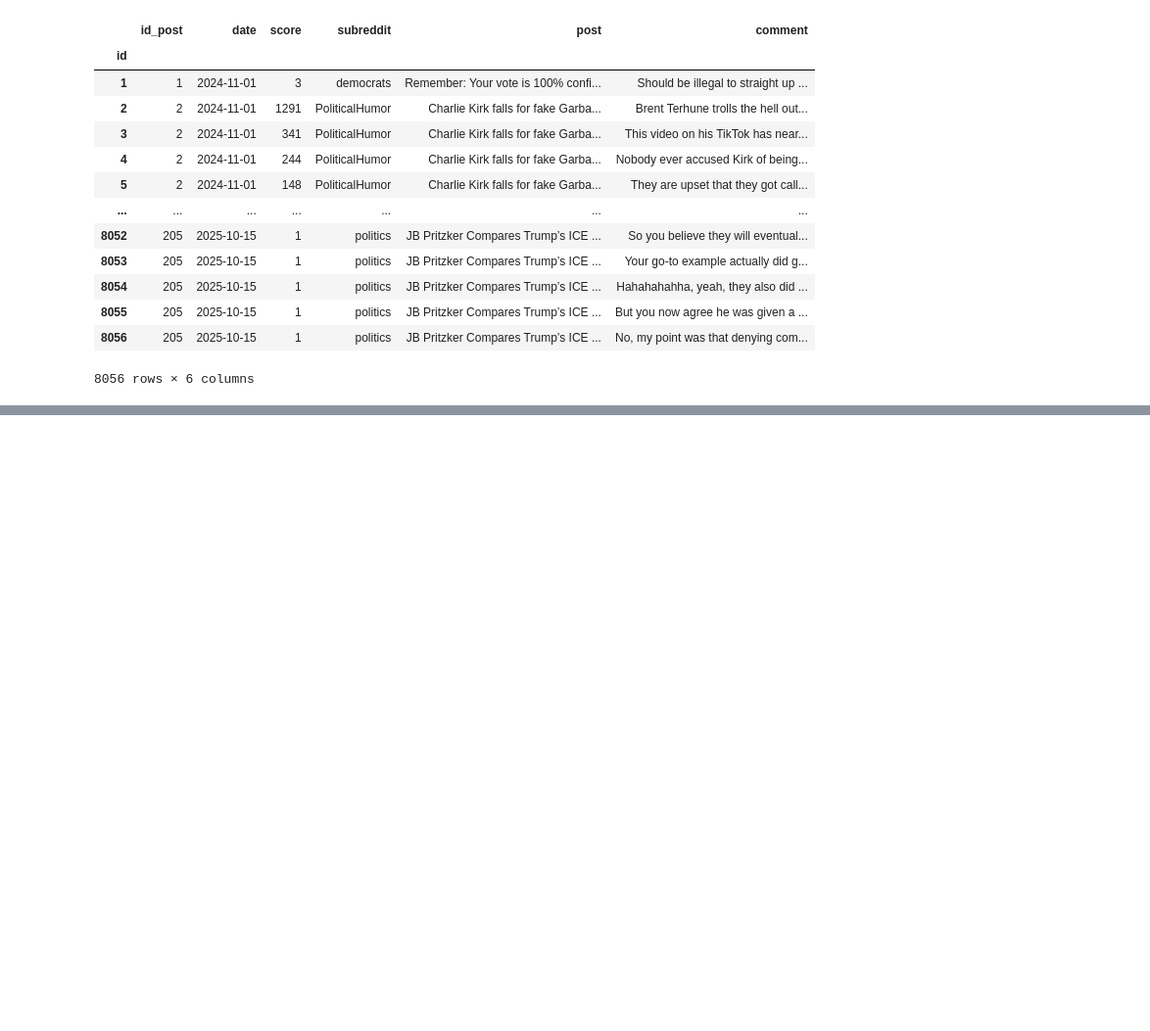
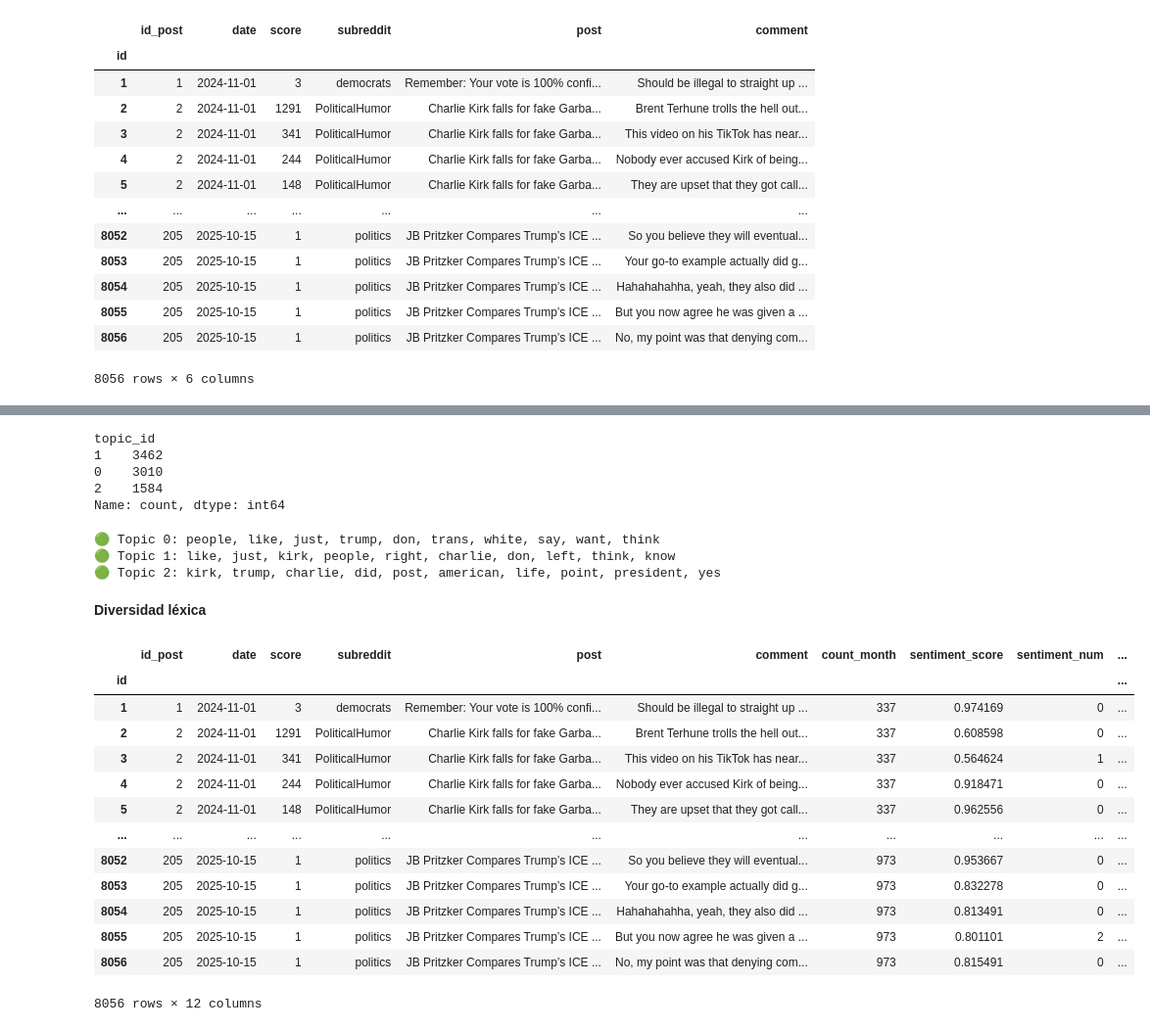
Before and after one commit to Renssit0/Charlie-Kirk-comments-sentiment-analysis, a Jupyter notebook: src/metrics.ipynb, the cells around one changed output, grey strips where cells are left out. Shown: that part at 98% size. Cells and saved outputs as stored; diff of their text form; code cells hidden in the pictures; blank space fills up the shorter version.

```diff
--- a/src/metrics.ipynb
+++ b/src/metrics.ipynb
@@ -130,0 +278,64 @@ df.to_csv('charlie_kirk_comments_tagged.csv')
+# %%
+df.topic_id.value_counts()
+# %% [output]
+topic_id
+1    3462
+0    3010
+2    1584
+Name: count, dtype: int64
+# %%
+no_top_words = 10
+feature_names = vectorizer.get_feature_names_out()
+
+for topic_idx, topic in enumerate(lda.components_):
+    top_words = [feature_names[i] for i in topic.argsort()[:-no_top_words - 1:-1]]
+    print(f"🟢 Topic {topic_idx}: {', '.join(top_words)}")
+# %% [output]
+🟢 Topic 0: people, like, just, trump, don, trans, white, say, want, think
+🟢 Topic 1: like, just, kirk, people, right, charlie, don, left, think, know
+🟢 Topic 2: kirk, trump, charlie, did, post, american, life, point, president, yes
+# %% [markdown]
+**Diversidad léxica**
+# %%
+import numpy as np
+import re
+from collections import Counter
+
+df['year_month'] = df['date'].dt.to_period('M').astype(str)
+
+def shannon_entropy(texts):
+    all_text = ' '.join(texts).lower()
+    words = re.findall(r'\b\w+\b', all_text)
+    if not words:
+        return 0
+    freqs = np.array(list(Counter(words).values()))
+    probs = freqs / freqs.sum()
+    return -np.sum(probs * np.log2(probs))
+
+entropy_by_month = (
+    df.groupby('year_month')['comment']
+      .apply(shannon_entropy)
+      .reset_index(name='lexical_entropy_month')
+)
+
+entropy_map = dict(zip(entropy_by_month['year_month'], entropy_by_month['lexical_entropy_month']))
+df['lexical_entropy_month'] = df['year_month'].map(entropy_map)
+
+df.drop(columns=['year_month'], inplace=True)
+# %%
+df
+# %% [output]
+|  | id_post | date | score | subreddit | post | comment | count_month | sentiment_score | sentiment_num | ... |
+| id |  |  |  |  |  |  |  |  |  | ... |
+| 1 | 1 | 2024-11-01 | 3 | democrats | Remember: Your vote is 100% confi... | Should be illegal to straight up ... | 337 | 0.974169 | 0 | ... |
+| 2 | 2 | 2024-11-01 | 1291 | PoliticalHumor | Charlie Kirk falls for fake Garba... | Brent Terhune trolls the hell out... | 337 | 0.608598 | 0 | ... |
+| 3 | 2 | 2024-11-01 | 341 | PoliticalHumor | Charlie Kirk falls for fake Garba... | This video on his TikTok has near... | 337 | 0.564624 | 1 | ... |
+| 4 | 2 | 2024-11-01 | 244 | PoliticalHumor | Charlie Kirk falls for fake Garba... | Nobody ever accused Kirk of being... | 337 | 0.918471 | 0 | ... |
+| 5 | 2 | 2024-11-01 | 148 | PoliticalHumor | Charlie Kirk falls for fake Garba... | They are upset that they got call... | 337 | 0.962556 | 0 | ... |
+| ... | ... | ... | ... | ... | ... | ... | ... | ... | ... | ... |
+| 8052 | 205 | 2025-10-15 | 1 | politics | JB Pritzker Compares Trump’s ICE ... | So you believe they will eventual... | 973 | 0.953667 | 0 | ... |
+| 8053 | 205 | 2025-10-15 | 1 | politics | JB Pritzker Compares Trump’s ICE ... | Your go-to example actually did g... | 973 | 0.832278 | 0 | ... |
+| 8054 | 205 | 2025-10-15 | 1 | politics | JB Pritzker Compares Trump’s ICE ... | Hahahahahha, yeah, they also did ... | 973 | 0.813491 | 0 | ... |
+| 8055 | 205 | 2025-10-15 | 1 | politics | JB Pritzker Compares Trump’s ICE ... | But you now agree he was given a ... | 973 | 0.801101 | 2 | ... |
+| 8056 | 205 | 2025-10-15 | 1 | politics | JB Pritzker Compares Trump’s ICE ... | No, my point was that denying com... | 973 | 0.815491 | 0 | ... |
+8056 rows × 12 columns
```
Also changed, not shown: parts of 21 cells of this notebook, 9 other files.
